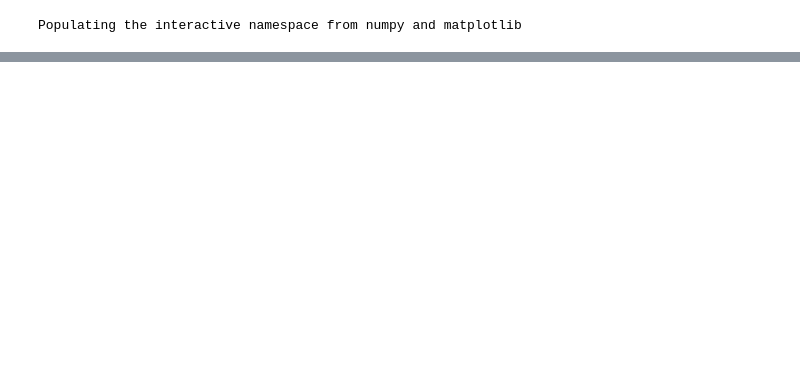
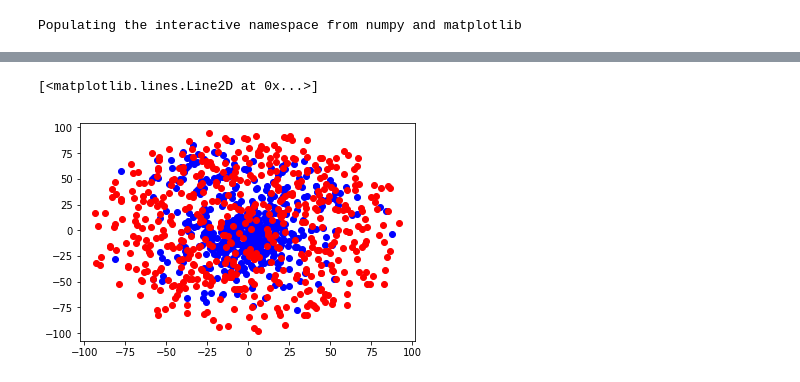
Before and after one commit to ornemarioni/metodos_numericos, a Jupyter notebook: runge.ipynb, the cells around one changed output, grey strips where cells are left out. Cells and saved outputs as stored; diff of their text form; code cells hidden in the pictures; blank space fills up the shorter version.

```diff
--- a/runge.ipynb
+++ b/runge.ipynb
@@ -103,3 +103,6 @@ KeyboardInterrupt:
 # %%
-plt.plot(xx,yy,'o',color='r')
-plt.plot(x,y,'o',color='b')
+plt.plot(xx,yy,'o',color='b')
+plt.plot(x,y,'o',color='r')
+# %% [output]
+[<matplotlib.lines.Line2D at 0x...>]
+[figure, added]
```
Also changed, not shown: parts of 11 cells of this notebook, 5 other files.
